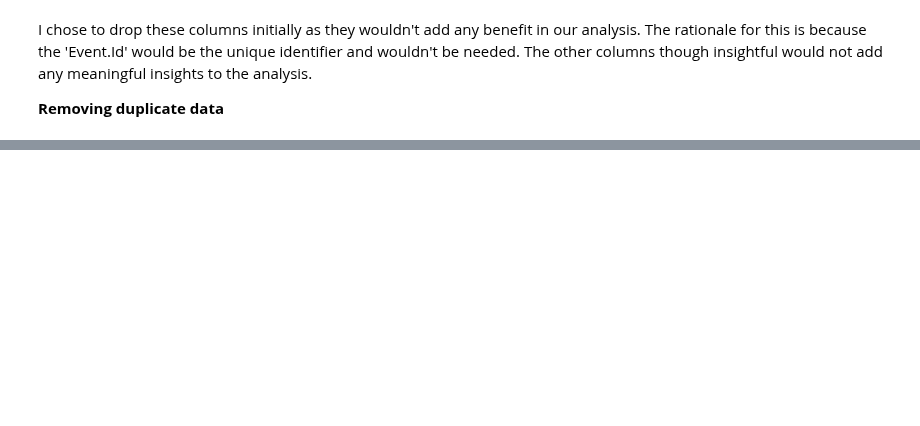
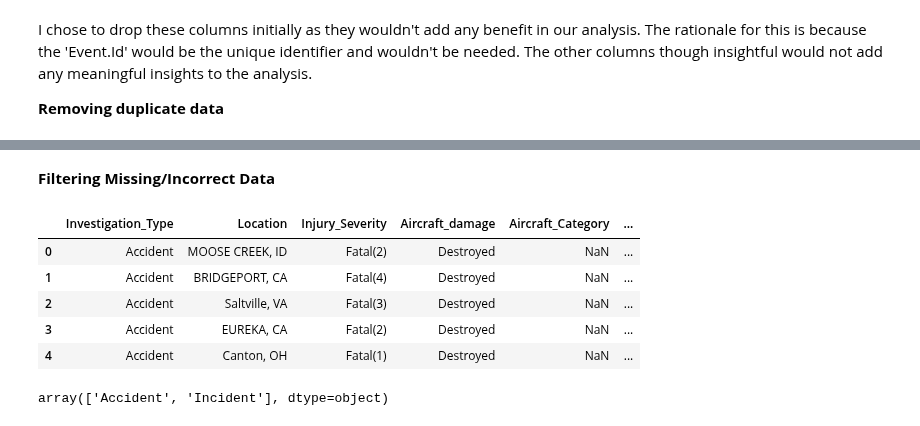
Before and after one commit to rongachoka/Aviation_EDA, a Jupyter notebook: aircraft_safety/analysis_draft.ipynb, the cells around one changed output, grey strips where cells are left out. Saved outputs shown, nothing was run; the diff lists cells and outputs as text; code cells hidden in the pictures; blank space fills up the shorter version.

Commit message:
Code update - missing values

```diff
--- a/aircraft_safety/analysis_draft.ipynb
+++ b/aircraft_safety/analysis_draft.ipynb
@@ -346,0 +403,15 @@ Accident.Number                 36        0.04          82230
+# %% [markdown]
+**Filtering Missing/Incorrect Data**
+# %%
+us_df1.head()
+# %% [output]
+|  | Investigation_Type | Location | Injury_Severity | Aircraft_damage | Aircraft_Category | ... |
+| 0 | Accident | MOOSE CREEK, ID | Fatal(2) | Destroyed | NaN | ... |
+| 1 | Accident | BRIDGEPORT, CA | Fatal(4) | Destroyed | NaN | ... |
+| 2 | Accident | Saltville, VA | Fatal(3) | Destroyed | NaN | ... |
+| 3 | Accident | EUREKA, CA | Fatal(2) | Destroyed | NaN | ... |
+| 4 | Accident | Canton, OH | Fatal(1) | Destroyed | NaN | ... |
+# %%
+us_df1["Investigation_Type"].unique()
+# %% [output]
+array(['Accident', 'Incident'], dtype=object)
```
Also changed, not shown: parts of 17 cells of this notebook.
